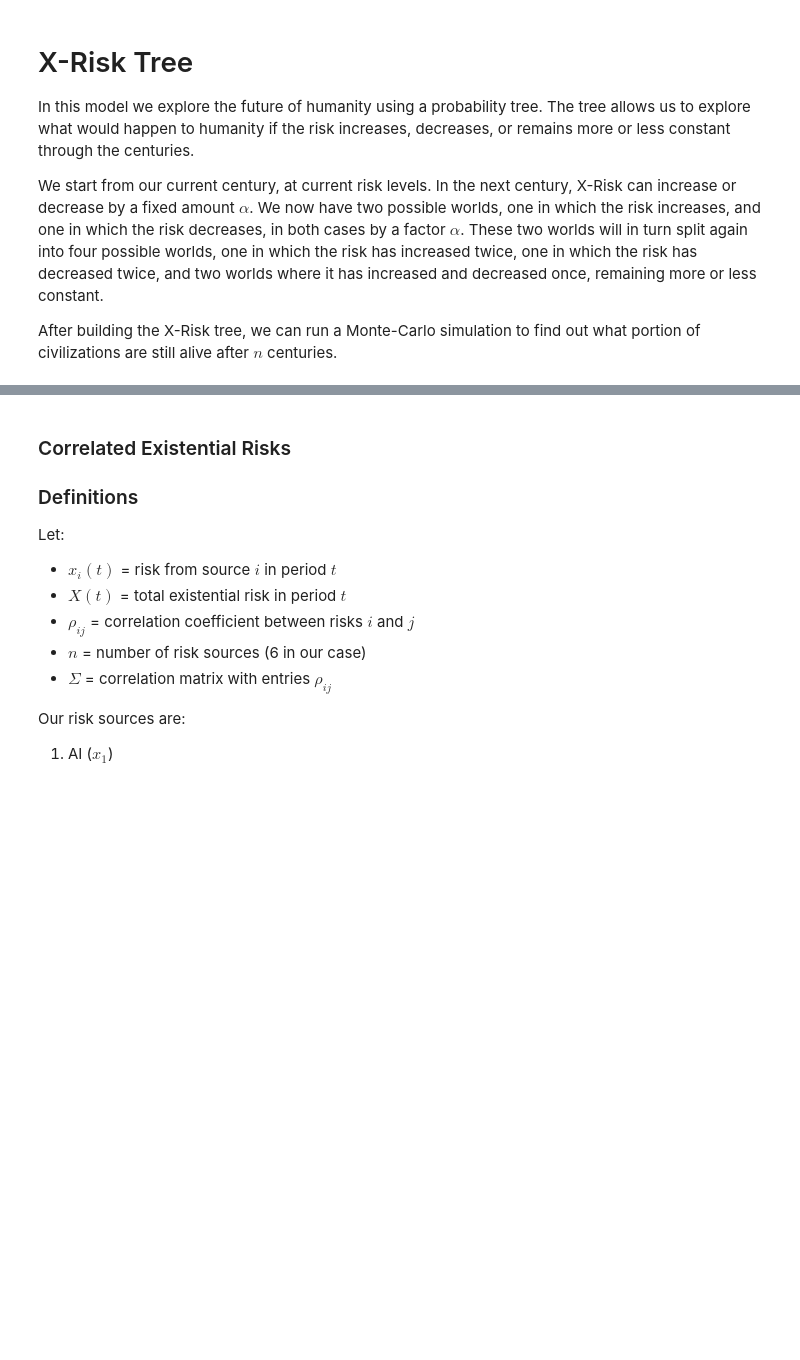
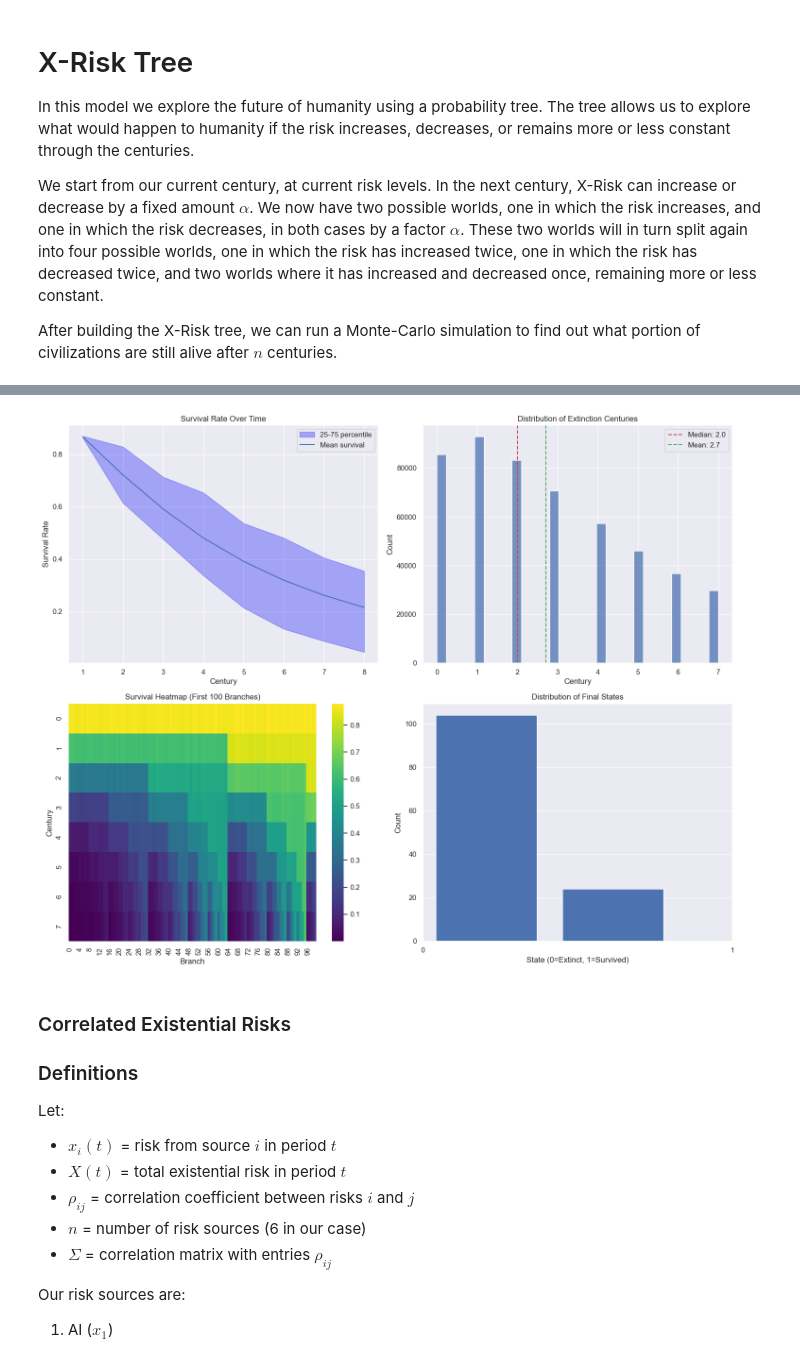
Before and after one commit to aarangop/the-extinction-game, a Jupyter notebook: x-risk_estimation-disjoint_events.ipynb, the cells around one changed output, grey strips where cells are left out. Cells and saved outputs as stored; diff of their text form; code cells hidden in the pictures; blank space fills up the shorter version.

```diff
--- a/x-risk_estimation-disjoint_events.ipynb
+++ b/x-risk_estimation-disjoint_events.ipynb
@@ -484,0 +680,9 @@ Maximum generations with 10GB RAM and 1000 simulations: 19
+# %%
+# Use independent multi risk model
+categories = df['category_alias'].str.replace('\n', ' ').str.replace(' ', '_').str.lower()
+initial_risks = {category: risk for category, risk in zip(categories, df['weighted_geometric_mean'])}
+
+# Exclude total risk, since that one was used in the previous simulation
+initial_risks.pop('total_risk', None)
+
+initial_risks
@@ -484,0 +699,16 @@ Maximum generations with 10GB RAM and 1000 simulations: 19
+# %%
+# Set alpha for each category
+alphas = {
+    'ai': 0.04,
+    'biorisk': 0.025,
+    'climate_change': 0.015,
+    'dystopia': 0.01,
+    'misc': 0.02,
+    'nanotech': 0.03,
+    'natural_risks': 0.005,
+    'nuclear': 0.02,
+    'war': 0.025
+}
+
+risk_categories = {category: (risk, alphas[category]) for category, risk in initial_risks.items()}
+risk_categories
@@ -484,0 +725,9 @@ Maximum generations with 10GB RAM and 1000 simulations: 19
+# %%
+# Initialize model
+from the_extinction_game.experiment import Experiment
+
+model = MultiRiskModel(risk_categories=risk_categories, n_centuries=10)
+experiment = Experiment(model, n_simulations=n_simulations)
+# %%
+# Run experiment with n_simulations
+results, extinction_centuries = experiment.run()
@@ -485,3 +753,8 @@ Maximum generations with 10GB RAM and 1000 simulations: 19
+# %%
+fig = experiment.plot_results()
+plt.show()
+# %% [output]
+[figure, added]
 # %% [markdown]
 ### Correlated Existential Risks
 
```
Also changed, not shown: parts of 34 cells of this notebook, 15 other files.
